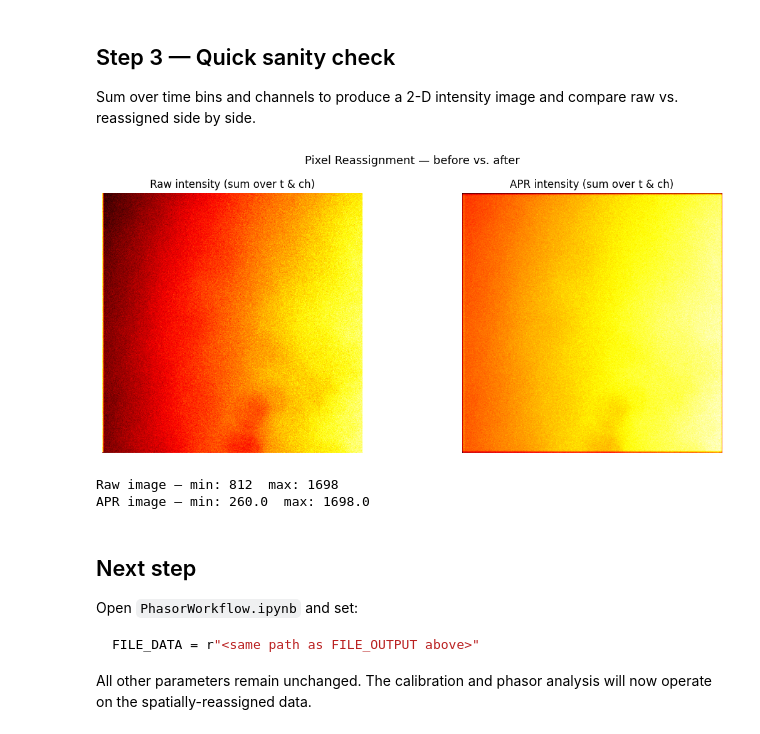
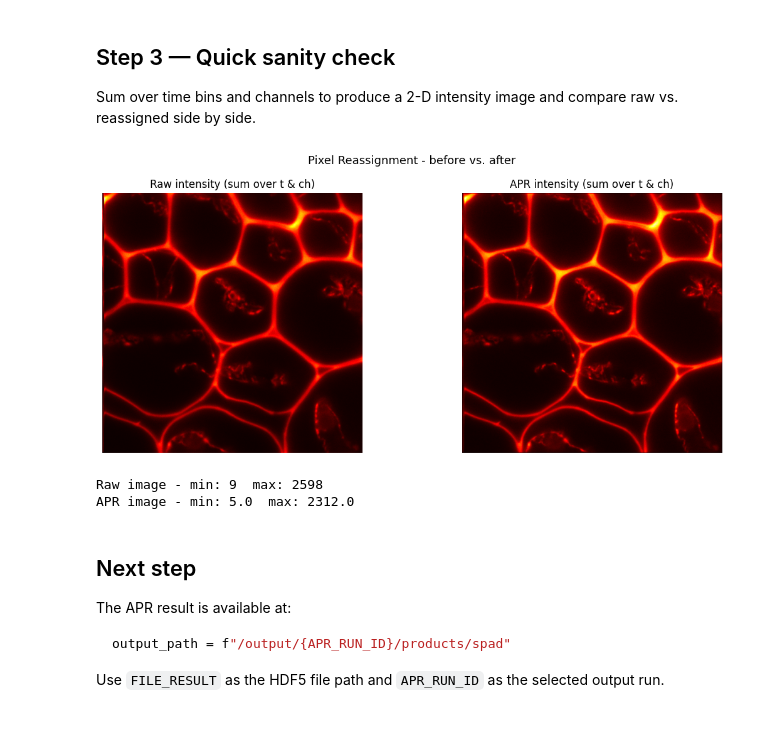
Before and after one commit to VicidominiLab/BrightEyes, a Jupyter notebook: examples/imaging/flism/APR_Reassignment.ipynb, the cells around one changed output. Saved outputs shown, nothing was run; the diff lists cells and outputs as text; code cells hidden in the pictures.

````diff
--- a/examples/imaging/flism/APR_Reassignment.ipynb
+++ b/examples/imaging/flism/APR_Reassignment.ipynb
@@ -70,23 +76,34 @@ the spatial offset of each detector element is time-independent.
 Summing all bins maximises the SNR and makes the estimation more robust.
 # %%
 with h5py.File(FILE_DATA, "r") as f:
-    # Raw data shape: (repetitions, z_planes, x, y, t_bins, channels)
-    raw = f["data"]
+    if "raw/spad" in f:
+        source_data_path = "/raw/spad"
+        raw = f["raw/spad"]
+    elif "data" in f:
+        source_data_path = "/data"
+        raw = f["data"]
+    else:
+        raise KeyError("Expected /raw/spad or legacy /data in FILE_DATA")
 
-    # Select the first repetition and the first z-plane -> (x, y, t_bins, channels)
+    source_axis_order = raw.attrs.get(
+        "axis_order",
+        "repetition,z,y,x,time_bin,detector_channel",
+    )
+
+    # Raw data shape: (repetitions, z_planes, y, x, t_bins, channels)
     image_4D = raw[0, 0, ...]
 
     # Apply the spatial crop if requested
     if ROI is not None:
         r0, r1, c0, c1 = ROI
-        image_4D = image_4D[r0:r1, c0:c1, ...]   # (x_crop, y_crop, t_bins, channels)
+        image_4D = image_4D[r0:r1, c0:c1, ...]   # (y_crop, x_crop, t_bins, channels)
 
-    print(f"Cropped image shape (x, y, t_bins, channels): {image_4D.shape}")
+    print(f"Cropped image shape (y, x, t_bins, channels): {image_4D.shape}")
 
-# Collapse the time axis to obtain a pure intensity image (x, y, channels).
+# Collapse the time axis to obtain a pure intensity image (y, x, channels).
 # This is used ONLY for shift-vector estimation; the full 4-D array is kept intact.
 image_intensity = np.sum(image_4D, axis=-2)
-print(f"Intensity image shape (x, y, channels):         {image_intensity.shape}")
+print(f"Intensity image shape (y, x, channels):         {image_intensity.shape}")
 
 # Estimate sub-pixel shift vectors between each channel and the reference detector.
 # shift_vectors: (n_channels, 2) array - one (dy, dx) pair per channel
@@ -175,41 +239,40 @@ Output dataset shape: (1, 1, 512, 512, 91, 25)  (rep, z, x, y, t_bins, channels)
 Sum over time bins and channels to produce a 2-D intensity image and compare
 raw vs. reassigned side by side.
 # %%
-with h5py.File(FILE_OUTPUT, "r") as f_out:
-    data_apr = f_out["data"][0, 0, ...]   # (x, y, t_bins, channels)
+with h5py.File(FILE_RESULT, "r") as f_out:
+    data_apr = f_out[f"output/{APR_RUN_ID}/products/spad"][0, 0, ...]   # (y, x, t_bins, channels)
 
 # Collapse t_bins and channels -> 2-D intensity maps
-intensity_apr = np.sum(data_apr,   axis=(-2, -1))
-intensity_raw = np.sum(image_4D,   axis=(-2, -1))
+intensity_apr = np.sum(data_apr, axis=(-2, -1))
+intensity_raw = np.sum(image_4D, axis=(-2, -1))
 
 fig, axes = plt.subplots(1, 2, figsize=(12, 5))
 
 axes[0].imshow(intensity_raw, cmap="hot", origin="lower")
 axes[0].set_title("Raw intensity (sum over t & ch)")
 axes[0].axis("off")
 
 axes[1].imshow(intensity_apr, cmap="hot", origin="lower")
 axes[1].set_title("APR intensity (sum over t & ch)")
 axes[1].axis("off")
 
-fig.suptitle("Pixel Reassignment — before vs. after", fontsize=13)
+fig.suptitle("Pixel Reassignment - before vs. after", fontsize=13)
 fig.tight_layout()
 plt.show()
 
-print(f"Raw image — min: {intensity_raw.min():.0f}  max: {intensity_raw.max():.0f}")
-print(f"APR image — min: {intensity_apr.min():.1f}  max: {intensity_apr.max():.1f}")
+print(f"Raw image - min: {intensity_raw.min():.0f}  max: {intensity_raw.max():.0f}")
+print(f"APR image - min: {intensity_apr.min():.1f}  max: {intensity_apr.max():.1f}")
 # %% [output]
-[figure, old version]
+[figure, new version]
-Raw image — min: 812  max: 1698
-APR image — min: 260.0  max: 1698.0
+Raw image - min: 9  max: 2598
+APR image - min: 5.0  max: 2312.0
 # %% [markdown]
 ## Next step
 
-Open `PhasorWorkflow.ipynb` and set:
+The APR result is available at:
 
 ```python
-FILE_DATA = r"<same path as FILE_OUTPUT above>"
+output_path = f"/output/{APR_RUN_ID}/products/spad"
 ```
 
-All other parameters remain unchanged. The calibration and phasor analysis
-will now operate on the spatially-reassigned data.
+Use `FILE_RESULT` as the HDF5 file path and `APR_RUN_ID` as the selected output run.
````
Also changed, not shown: parts of 10 cells of this notebook, 24 other files.
